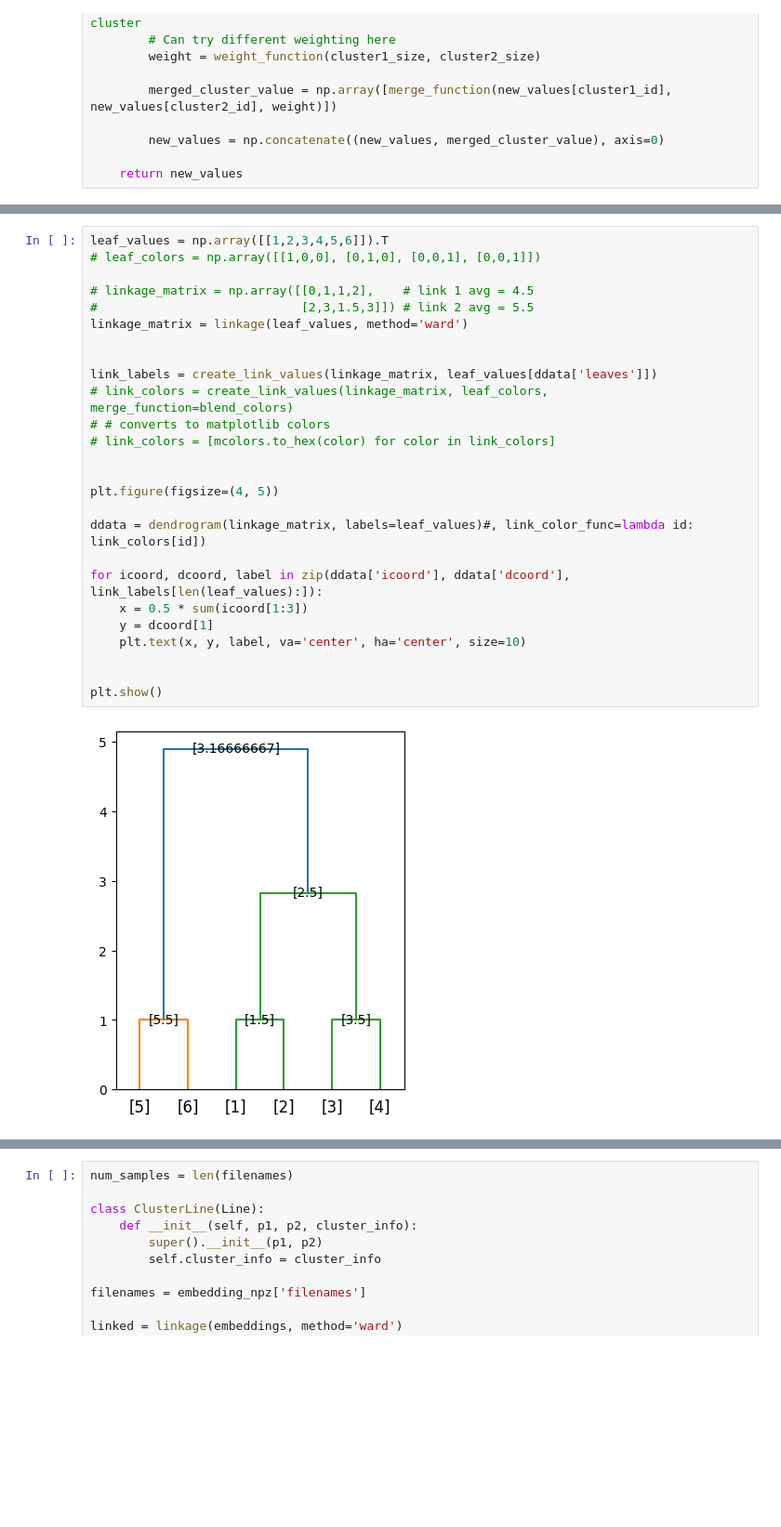
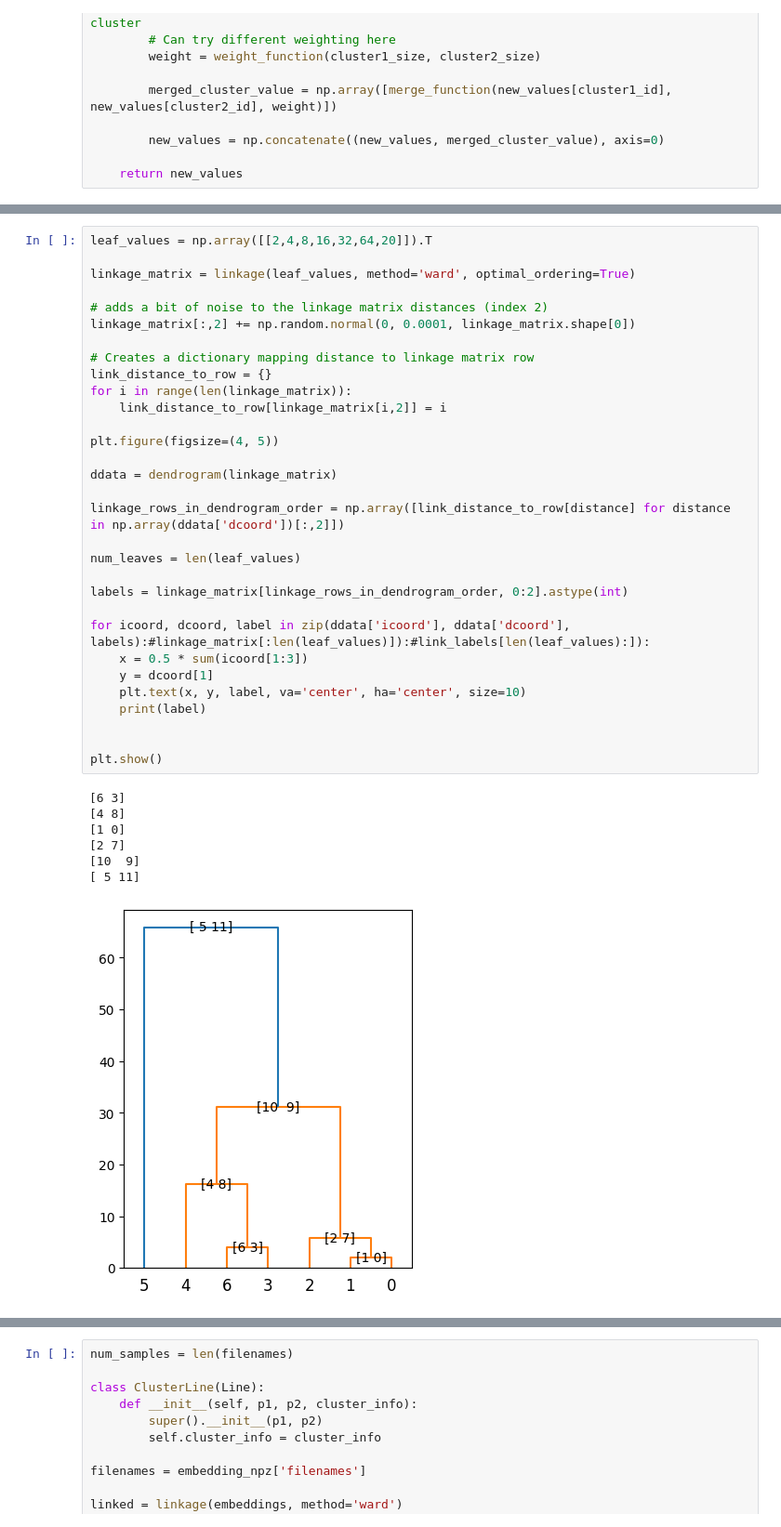
Before and after one commit to loci-maps/fractal-embeddings, a Jupyter notebook: dendrogram.ipynb, the cells around one changed output, grey strips where cells are left out. Shown at 93% size. Cells and saved outputs as stored; diff of their text form; blank space fills up the shorter version.

Commit message:
Dendrogram label ordering example working!!

```diff
--- a/dendrogram.ipynb
+++ b/dendrogram.ipynb
@@ -149,28 +148,39 @@ def create_link_values(linkage_matrix, leaf_values,
 # %%
-leaf_values = np.array([[1,2,3,4,5,6]]).T
-# leaf_colors = np.array([[1,0,0], [0,1,0], [0,0,1], [0,0,1]])
+leaf_values = np.array([[2,4,8,16,32,64,20]]).T
 
-# linkage_matrix = np.array([[0,1,1,2],    # link 1 avg = 4.5
-#                            [2,3,1.5,3]]) # link 2 avg = 5.5
-linkage_matrix = linkage(leaf_values, method='ward')
+linkage_matrix = linkage(leaf_values, method='ward', optimal_ordering=True)
 
+# adds a bit of noise to the linkage matrix distances (index 2)
+linkage_matrix[:,2] += np.random.normal(0, 0.0001, linkage_matrix.shape[0])
 
-link_labels = create_link_values(linkage_matrix, leaf_values[ddata['leaves']])
-# link_colors = create_link_values(linkage_matrix, leaf_colors, merge_function=blend_colors)
-# # converts to matplotlib colors
-# link_colors = [mcolors.to_hex(color) for color in link_colors]
-
+# Creates a dictionary mapping distance to linkage matrix row
+link_distance_to_row = {}
+for i in range(len(linkage_matrix)):
+    link_distance_to_row[linkage_matrix[i,2]] = i
 
 plt.figure(figsize=(4, 5))
 
-ddata = dendrogram(linkage_matrix, labels=leaf_values)#, link_color_func=lambda id: link_colors[id])
+ddata = dendrogram(linkage_matrix)
 
-for icoord, dcoord, label in zip(ddata['icoord'], ddata['dcoord'], link_labels[len(leaf_values):]):
+linkage_rows_in_dendrogram_order = np.array([link_distance_to_row[distance] for distance in np.array(ddata['dcoord'])[:,2]])
+
+num_leaves = len(leaf_values)
+
+labels = linkage_matrix[linkage_rows_in_dendrogram_order, 0:2].astype(int)
+
+for icoord, dcoord, label in zip(ddata['icoord'], ddata['dcoord'], labels):#linkage_matrix[:len(leaf_values)]):#link_labels[len(leaf_values):]):
     x = 0.5 * sum(icoord[1:3])
     y = dcoord[1]
     plt.text(x, y, label, va='center', ha='center', size=10)
+    print(label)
 
 
 plt.show()
 # %% [output]
+[6 3]
+[4 8]
+[1 0]
+[2 7]
+[10  9]
+[ 5 11]
-[figure, old version]
+[figure, new version]
```
Also changed, not shown: parts of 6 cells of this notebook, 2 other files.
